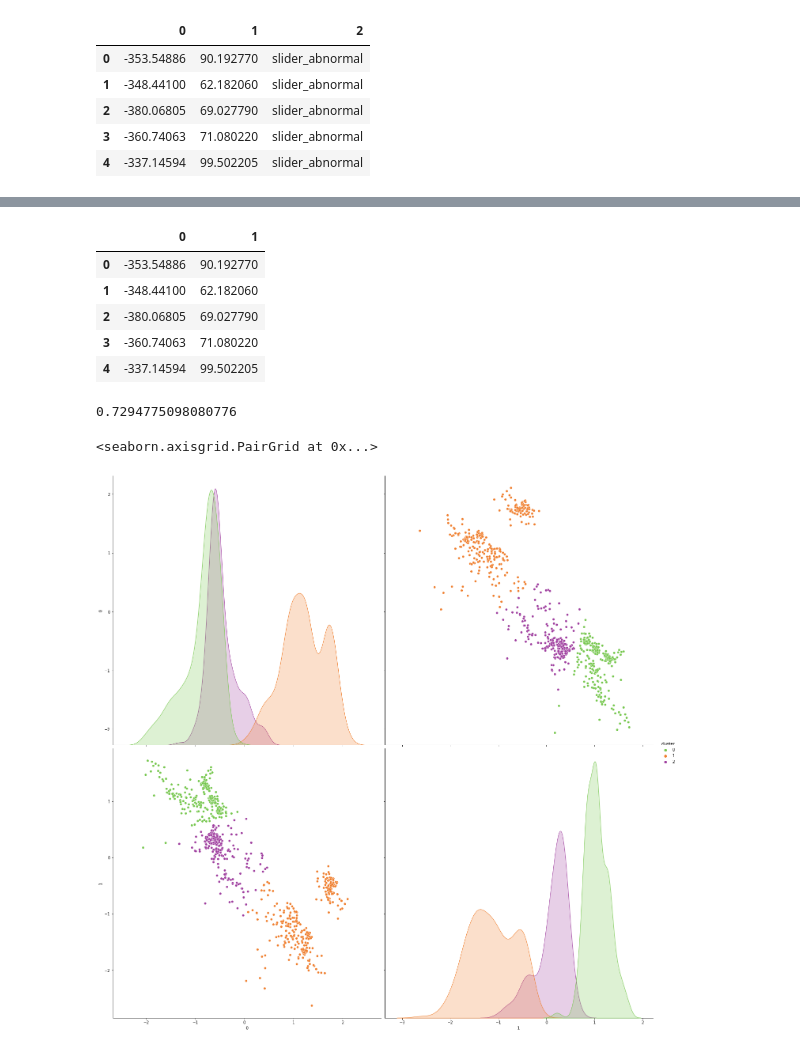
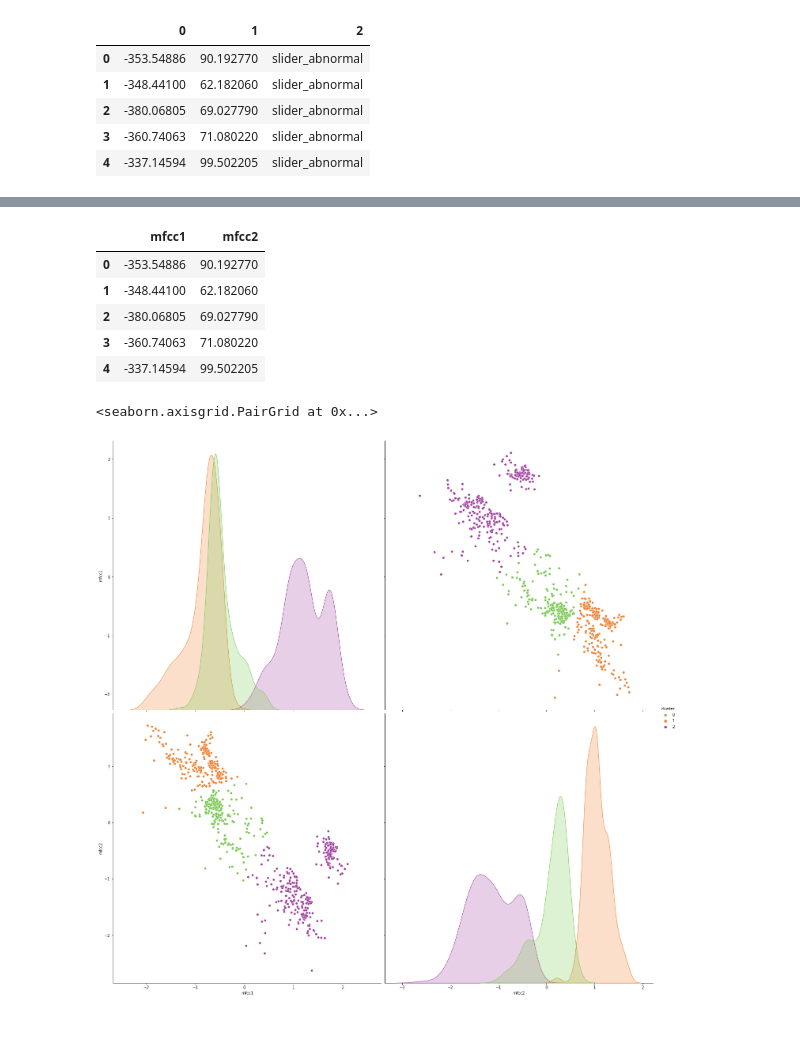
Before and after one commit to reenakoshta10/machine-monitoring-clustering, a Jupyter notebook: machine_monitoring.ipynb, the cells around one changed output, grey strips where cells are left out. Cells and saved outputs as stored; diff of their text form; code cells hidden in the pictures.

```diff
--- a/machine_monitoring.ipynb
+++ b/machine_monitoring.ipynb
@@ -15,3 +16,5 @@ dataset.head()
 | 2 | -380.06805 | 69.027790 | slider_abnormal |
 | 3 | -360.74063 | 71.080220 | slider_abnormal |
 | 4 | -337.14594 | 99.502205 | slider_abnormal |
+# %%
+dataset.columns= ['mfcc1','mfcc2','class']
@@ -18,8 +26,8 @@ dataset.head()
 # %%
-data_matrics = dataset.drop(2, axis = 1)
+data_matrics = dataset.drop('class', axis = 1)
 data_matrics.head()
 # %% [output]
-|  | 0 | 1 |
+|  | mfcc1 | mfcc2 |
 | 0 | -353.54886 | 90.192770 |
 | 1 | -348.44100 | 62.182060 |
 | 2 | -380.06805 | 69.027790 |
@@ -32,17 +40,13 @@ kmeans = KMeans(n_clusters=3, init='k-means++').fit(data_matrics_normalized)
 cluster_labels = pd.Series(kmeans.labels_, name='cluster')
 # data_matrics = data_matrics.join(cluster_labels.to_frame())
 # data_matrics.tail()
-# %%
-metrics.fowlkes_mallows_score(dataset.iloc[:,-1], kmeans.labels_)
-# %% [output]
-0.7294775098080776
 # %%
 data_matrics_kmean = data_matrics_normalized.join(cluster_labels.to_frame())
 # %%
 sns.pairplot(data_matrics_kmean, hue = 'cluster', palette=['#78C850', '#F08030','#A040A0'], height= 10)
 # %% [output]
 <seaborn.axisgrid.PairGrid at 0x...>
-[figure, old version]
+[figure, new version]
 # %%
 validation_dataset= pd.read_csv("assets/data/validation_dataset.csv", header= None)
 validation_dataset=validation_dataset.iloc[:,0:2]
```
Also changed, not shown: parts of 16 cells of this notebook.
